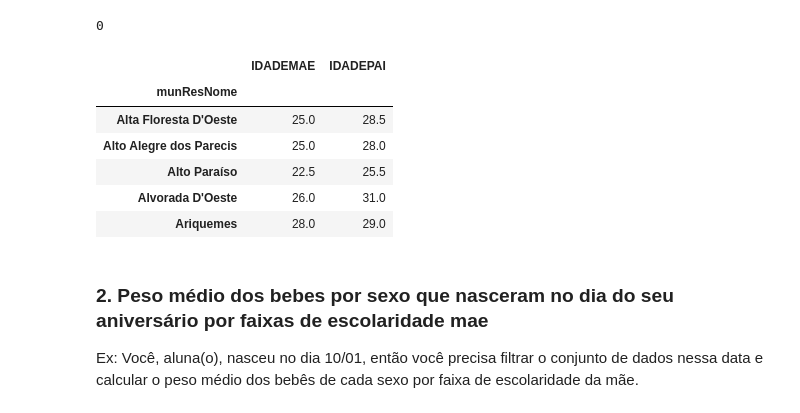
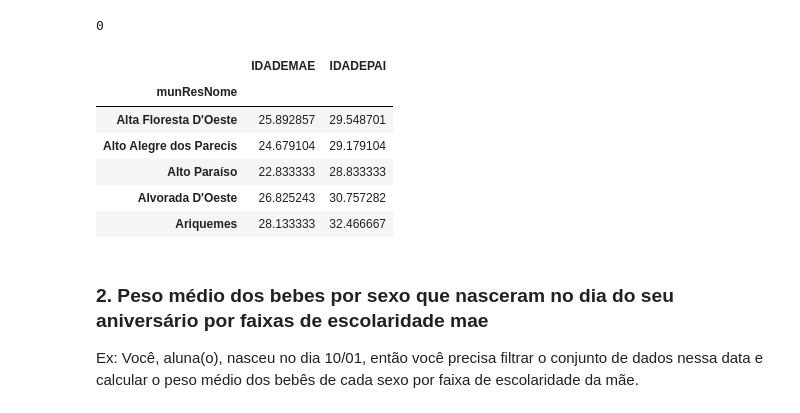
Before and after one commit to crikactba/Curso-Cientista-de-Dados, a Jupyter notebook: Mod9 Tarefa1 - Cristiane.ipynb, the cells around one changed output. Drawn from its saved outputs; the diff is of its cells as text; code cells hidden in the pictures.

```diff
--- a/Mod9 Tarefa1 - Cristiane.ipynb
+++ b/Mod9 Tarefa1 - Cristiane.ipynb
@@ -59,16 +59,16 @@ sinasc_1.IDADEMAE.isna().sum()
 # %% [output]
 0
 # %%
-result = sinasc_1.dropna().groupby('munResNome').median()
+result = sinasc_1.dropna().groupby('munResNome').mean()
 result.head()
 # %% [output]
 |  | IDADEMAE | IDADEPAI |
 | munResNome |  |  |
-| Alta Floresta D'Oeste | 25.0 | 28.5 |
-| Alto Alegre dos Parecis | 25.0 | 28.0 |
-| Alto Paraíso | 22.5 | 25.5 |
-| Alvorada D'Oeste | 26.0 | 31.0 |
-| Ariquemes | 28.0 | 29.0 |
+| Alta Floresta D'Oeste | 25.892857 | 29.548701 |
+| Alto Alegre dos Parecis | 24.679104 | 29.179104 |
+| Alto Paraíso | 22.833333 | 28.833333 |
+| Alvorada D'Oeste | 26.825243 | 30.757282 |
+| Ariquemes | 28.133333 | 32.466667 |
 # %% [markdown]
 ### 2. Peso médio dos bebes por sexo que nasceram no dia do seu aniversário por faixas de escolaridade mae
 Ex: Você, aluna(o), nasceu no dia 10/01, então você precisa filtrar o conjunto de dados nessa data e calcular o peso médio dos bebês de cada sexo por faixa de escolaridade da mãe.
```
Also changed, not shown: parts of 5 cells of this notebook.
